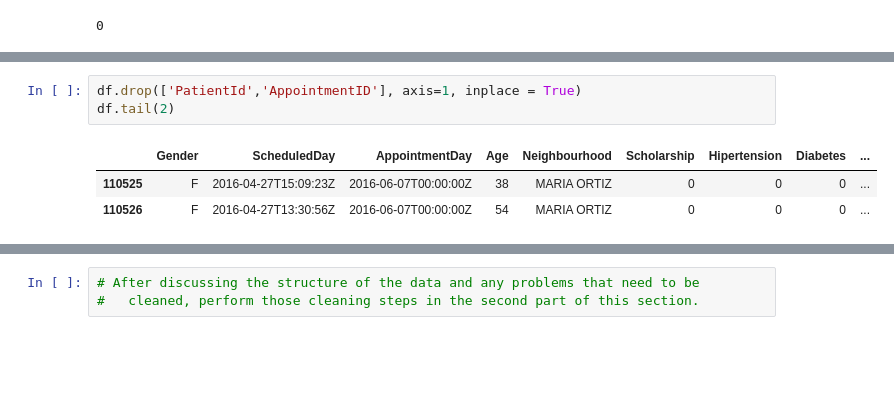
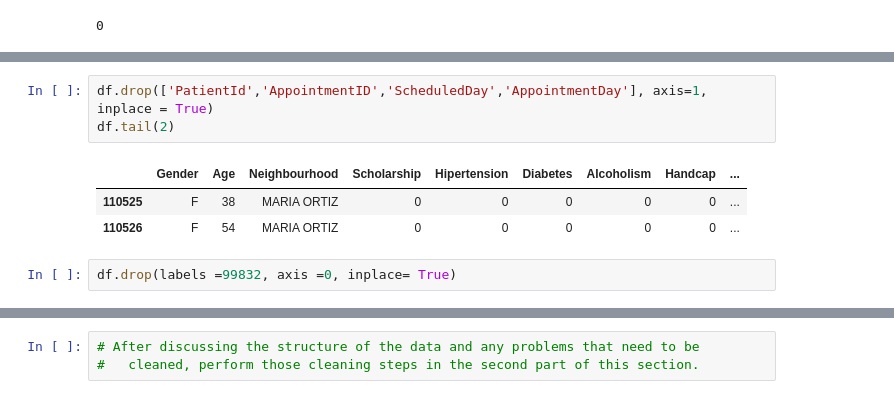
Before and after one commit to Horlardmaygee/Data-Exploration-Project-1, a Jupyter notebook: investigate-a-dataset-template.ipynb, the cells around one changed output, grey strips where cells are left out. Saved outputs shown, nothing was run; the diff lists cells and outputs as text; blank space fills up the shorter version.

```diff
--- a/investigate-a-dataset-template.ipynb
+++ b/investigate-a-dataset-template.ipynb
@@ -148,7 +154,9 @@ df.describe()
 # %%
-df.drop(['PatientId','AppointmentID'], axis=1, inplace = True)
+df.drop(['PatientId','AppointmentID','ScheduledDay','AppointmentDay'], axis=1, inplace = True)
 df.tail(2)
 # %% [output]
-|  | Gender | ScheduledDay | AppointmentDay | Age | Neighbourhood | Scholarship | Hipertension | Diabetes | ... |
-| 110525 | F | 2016-04-27T15:09:23Z | 2016-06-07T00:00:00Z | 38 | MARIA ORTIZ | 0 | 0 | 0 | ... |
-| 110526 | F | 2016-04-27T13:30:56Z | 2016-06-07T00:00:00Z | 54 | MARIA ORTIZ | 0 | 0 | 0 | ... |
+|  | Gender | Age | Neighbourhood | Scholarship | Hipertension | Diabetes | Alcoholism | Handcap | ... |
+| 110525 | F | 38 | MARIA ORTIZ | 0 | 0 | 0 | 0 | 0 | ... |
+| 110526 | F | 54 | MARIA ORTIZ | 0 | 0 | 0 | 0 | 0 | ... |
+# %%
+df.drop(labels =99832, axis =0, inplace= True)
```
Also changed, not shown: parts of 34 cells of this notebook.
